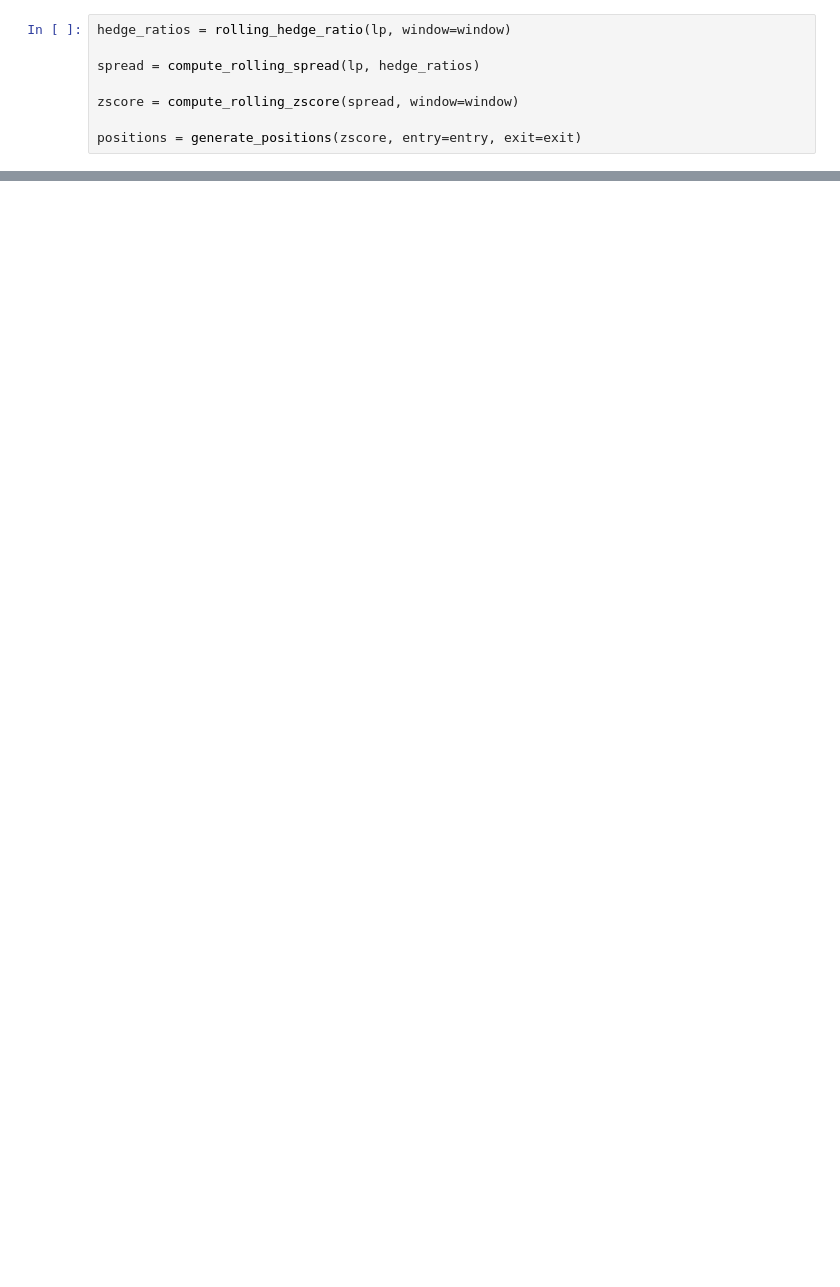
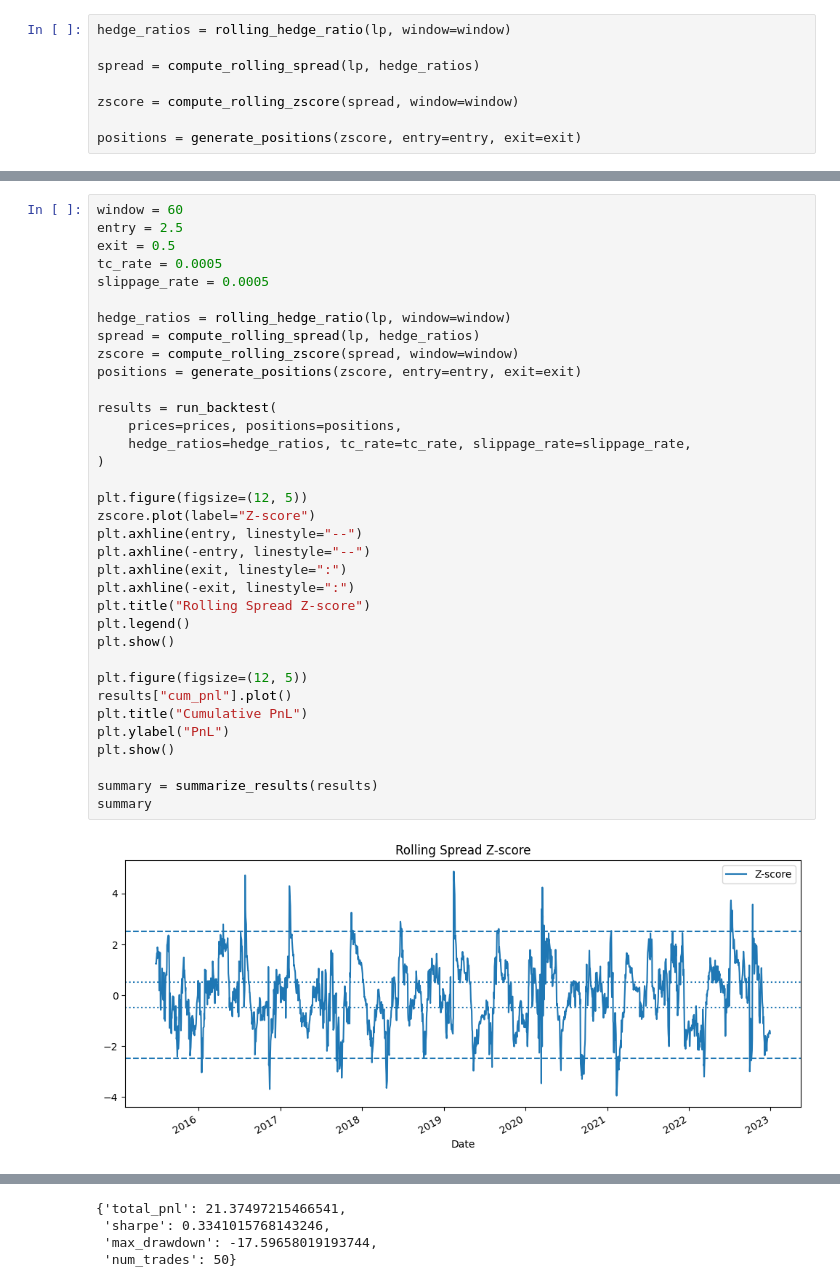
Before and after one commit to h7karu/PEP_KO_pairs_trading, a Jupyter notebook: notebooks/backtest_experiments.ipynb, the cells around one changed output, grey strips where cells are left out. Saved outputs shown, nothing was run; the diff lists cells and outputs as text; blank space fills up the shorter version.

```diff
--- a/notebooks/backtest_experiments.ipynb
+++ b/notebooks/backtest_experiments.ipynb
@@ -161,0 +137,37 @@ experiment_results.sort_values("sharpe", ascending=False)
+# %%
+window = 60
+entry = 2.5
+exit = 0.5
+tc_rate = 0.0005
+slippage_rate = 0.0005
+
+hedge_ratios = rolling_hedge_ratio(lp, window=window)
+spread = compute_rolling_spread(lp, hedge_ratios)
+zscore = compute_rolling_zscore(spread, window=window)
+positions = generate_positions(zscore, entry=entry, exit=exit)
+
+results = run_backtest(
+    prices=prices, positions=positions,
+    hedge_ratios=hedge_ratios, tc_rate=tc_rate, slippage_rate=slippage_rate,
+)
+
+plt.figure(figsize=(12, 5))
+zscore.plot(label="Z-score")
+plt.axhline(entry, linestyle="--")
+plt.axhline(-entry, linestyle="--")
+plt.axhline(exit, linestyle=":")
+plt.axhline(-exit, linestyle=":")
+plt.title("Rolling Spread Z-score")
+plt.legend()
+plt.show()
+
+plt.figure(figsize=(12, 5))
+results["cum_pnl"].plot()
+plt.title("Cumulative PnL")
+plt.ylabel("PnL")
+plt.show()
+
+summary = summarize_results(results)
+summary
+# %% [output]
+[figure, added]
@@ -161,0 +175,4 @@ experiment_results.sort_values("sharpe", ascending=False)
+{'total_pnl': 21.37497215466541,
+ 'sharpe': 0.3341015768143246,
+ 'max_drawdown': -17.59658019193744,
+ 'num_trades': 50}
```
Also changed, not shown: parts of 13 cells of this notebook, 4 other files.
